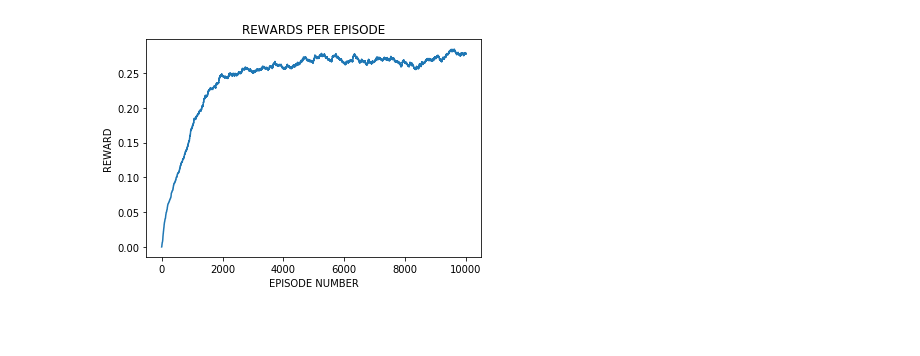
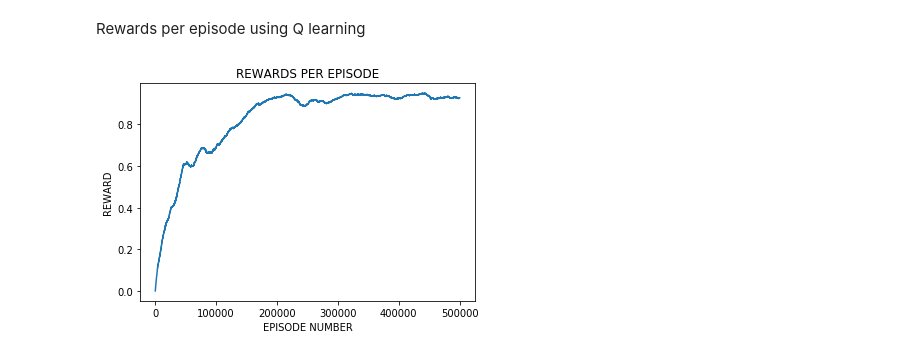
Before and after one commit to butoialexandra/Chess-Agent, a Jupyter notebook: Untitled.ipynb, the cells around one changed output. Saved outputs shown, nothing was run; the diff lists cells and outputs as text; code cells hidden in the pictures; blank space fills up the shorter version.

```diff
--- a/Untitled.ipynb
+++ b/Untitled.ipynb
@@ -4,7 +4,7 @@ import pickle
 import matplotlib.pyplot as plt
 %matplotlib inline
 # %%
-def show_sarsa(rewards):
+def show_rewards(rewards):
     plt.plot(np.arange(rewards.size), rewards)
     plt.title('REWARDS PER EPISODE')
     plt.ylabel('REWARD')
@@ -21,6 +76,8 @@ def show_sarsa_vs_qlearning(rewards_sarsa, rewards_q):
+# %% [markdown]
+Rewards per episode using Q learning
 # %%
-with open('sarsa_10k_4.pickle', 'rb') as file:
+with open('q_500k.pickle', 'rb') as file:
     rewards = pickle.load(file)
-show_sarsa(rewards)
+show_rewards(rewards)
 # %% [output]
-[figure, old version]
+[figure, new version]
```
Also changed, not shown: parts of 17 cells of this notebook, 11 other files.
